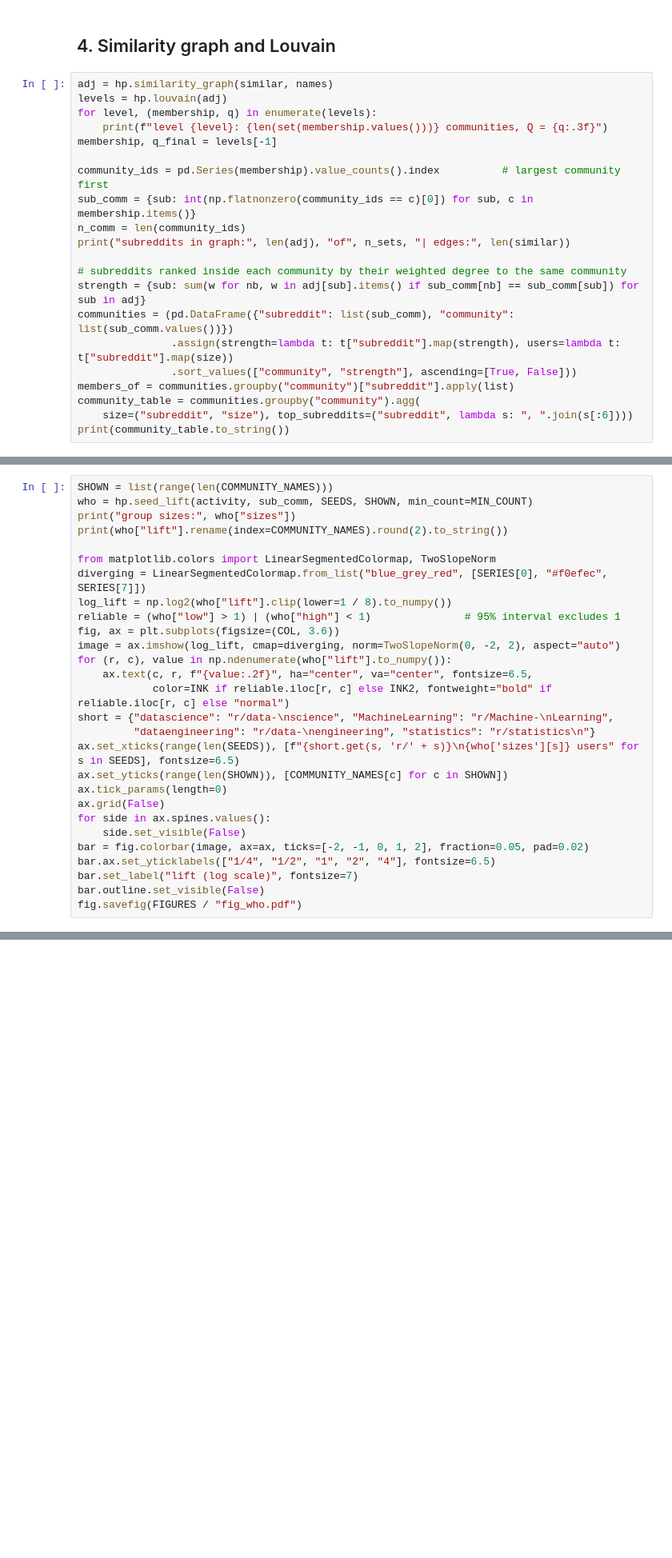
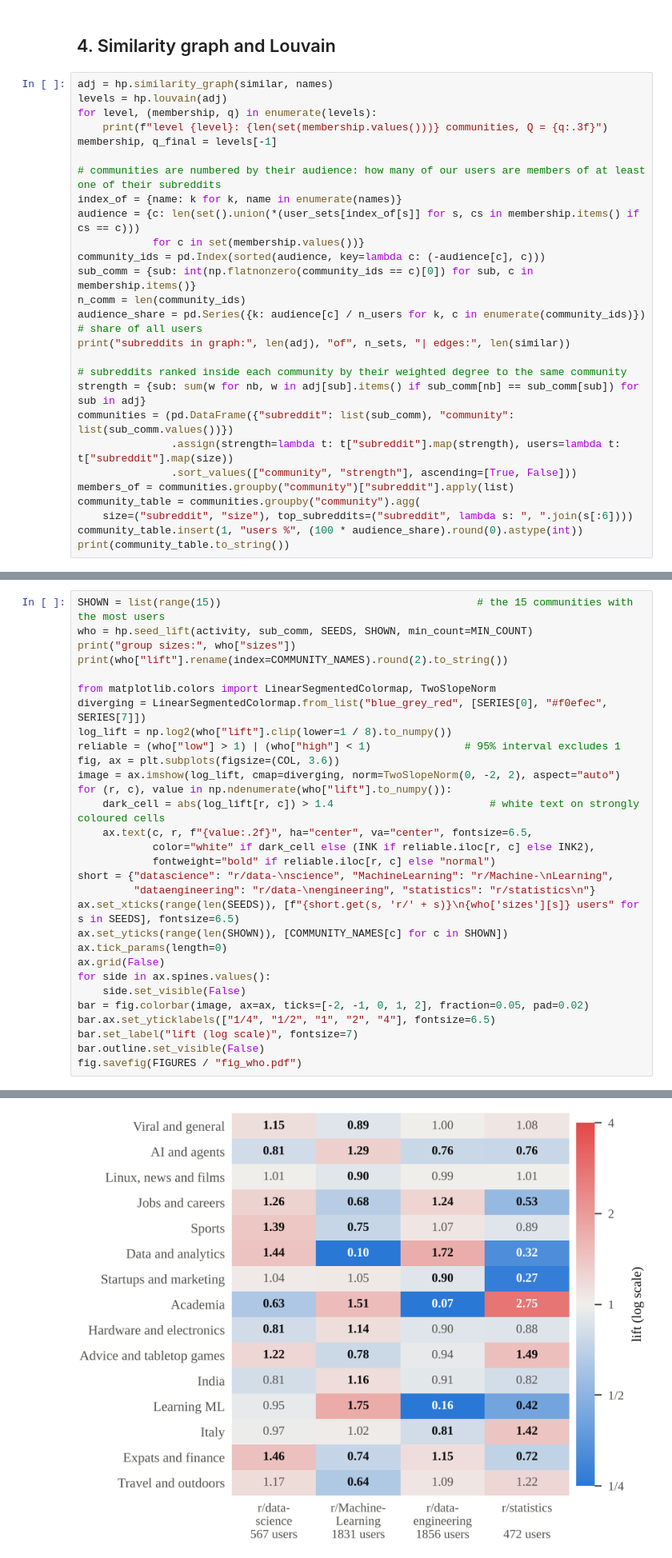
Before and after one commit to mathilderask/CTDS_Group31, a Jupyter notebook: project.ipynb, the cells around one changed output, grey strips where cells are left out. Shown at 80% size. Saved outputs shown, nothing was run; the diff lists cells and outputs as text; blank space fills up the shorter version.

```diff
--- a/project.ipynb
+++ b/project.ipynb
@@ -195,9 +197,14 @@ for level, (membership, q) in enumerate(levels):
     print(f"level {level}: {len(set(membership.values()))} communities, Q = {q:.3f}")
 membership, q_final = levels[-1]
 
-community_ids = pd.Series(membership).value_counts().index          # largest community first
+# communities are numbered by their audience: how many of our users are members of at least one of their subreddits
+index_of = {name: k for k, name in enumerate(names)}
+audience = {c: len(set().union(*(user_sets[index_of[s]] for s, cs in membership.items() if cs == c)))
+            for c in set(membership.values())}
+community_ids = pd.Index(sorted(audience, key=lambda c: (-audience[c], c)))
 sub_comm = {sub: int(np.flatnonzero(community_ids == c)[0]) for sub, c in membership.items()}
 n_comm = len(community_ids)
+audience_share = pd.Series({k: audience[c] / n_users for k, c in enumerate(community_ids)})   # share of all users
 print("subreddits in graph:", len(adj), "of", n_sets, "| edges:", len(similar))
 
 # subreddits ranked inside each community by their weighted degree to the same community
@@ -208,5 +215,6 @@ communities = (pd.DataFrame({"subreddit": list(sub_comm), "community": list(sub_
 members_of = communities.groupby("community")["subreddit"].apply(list)
 community_table = communities.groupby("community").agg(
     size=("subreddit", "size"), top_subreddits=("subreddit", lambda s: ", ".join(s[:6])))
+community_table.insert(1, "users %", (100 * audience_share).round(0).astype(int))
 print(community_table.to_string())
 # %% [output]
@@ -401,7 +450,7 @@ largest component: 759 of 831 subreddits; 27 components
 Users from exactly one seed subreddit form a group. Lift (Week 5) = share of the group's users who
 are members of a community / share among all users. Bootstrap over users gives a 95% interval.
 # %%
-SHOWN = list(range(len(COMMUNITY_NAMES)))
+SHOWN = list(range(15))                                         # the 15 communities with the most users
 who = hp.seed_lift(activity, sub_comm, SEEDS, SHOWN, min_count=MIN_COUNT)
 print("group sizes:", who["sizes"])
 print(who["lift"].rename(index=COMMUNITY_NAMES).round(2).to_string())
@@ -413,8 +462,10 @@ reliable = (who["low"] > 1) | (who["high"] < 1)               # 95% interval exc
 fig, ax = plt.subplots(figsize=(COL, 3.6))
 image = ax.imshow(log_lift, cmap=diverging, norm=TwoSlopeNorm(0, -2, 2), aspect="auto")
 for (r, c), value in np.ndenumerate(who["lift"].to_numpy()):
+    dark_cell = abs(log_lift[r, c]) > 1.4                         # white text on strongly coloured cells
     ax.text(c, r, f"{value:.2f}", ha="center", va="center", fontsize=6.5,
-            color=INK if reliable.iloc[r, c] else INK2, fontweight="bold" if reliable.iloc[r, c] else "normal")
+            color="white" if dark_cell else (INK if reliable.iloc[r, c] else INK2),
+            fontweight="bold" if reliable.iloc[r, c] else "normal")
 short = {"datascience": "r/data-\nscience", "MachineLearning": "r/Machine-\nLearning",
          "dataengineering": "r/data-\nengineering", "statistics": "r/statistics\n"}
 ax.set_xticks(range(len(SEEDS)), [f"{short.get(s, 'r/' + s)}\n{who['sizes'][s]} users" for s in SEEDS], fontsize=6.5)
@@ -449,3 +500,4 @@ Academia                       0.68             1.74             0.05        2.1
+[figure, added]
 # %% [markdown]
 ## 9. Export numbers and tables for the report (`report/results.tex`)
 # %%
```
Also changed, not shown: parts of 18 cells of this notebook, 8 other files.
